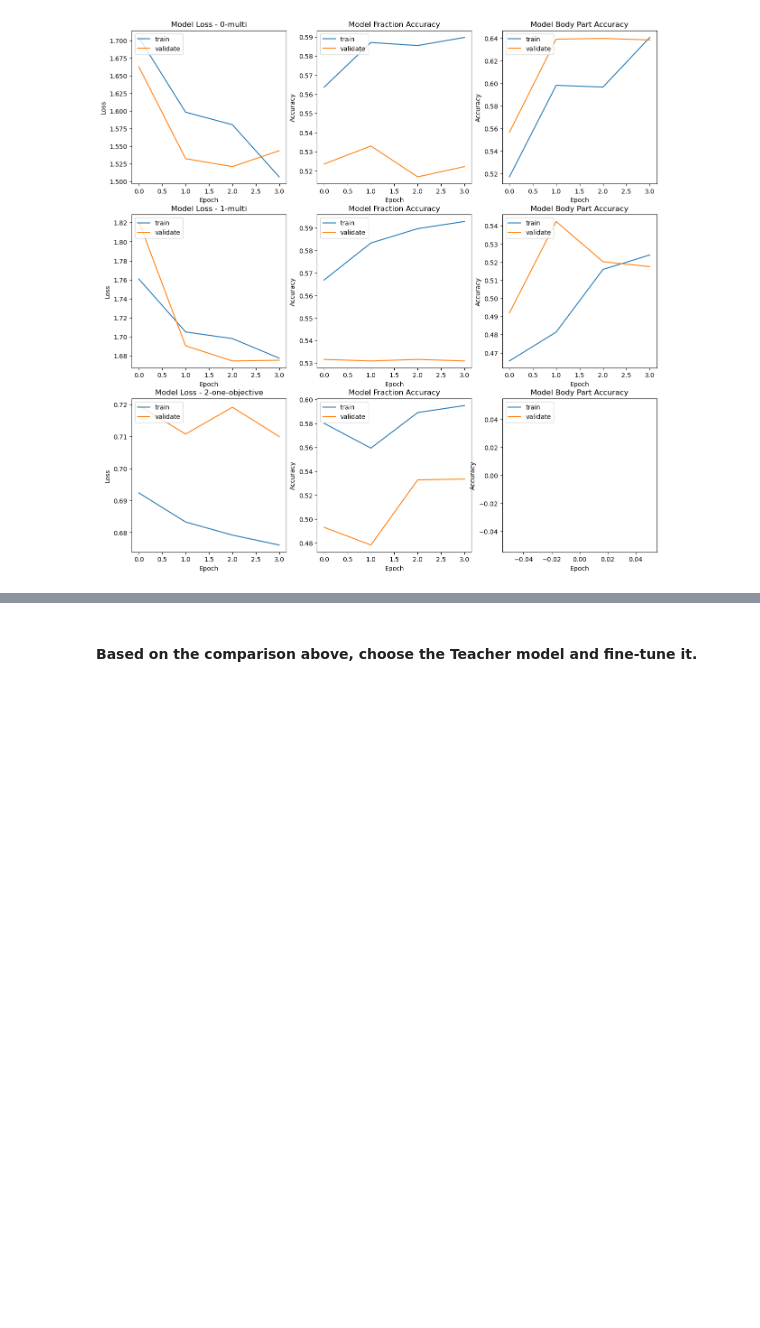
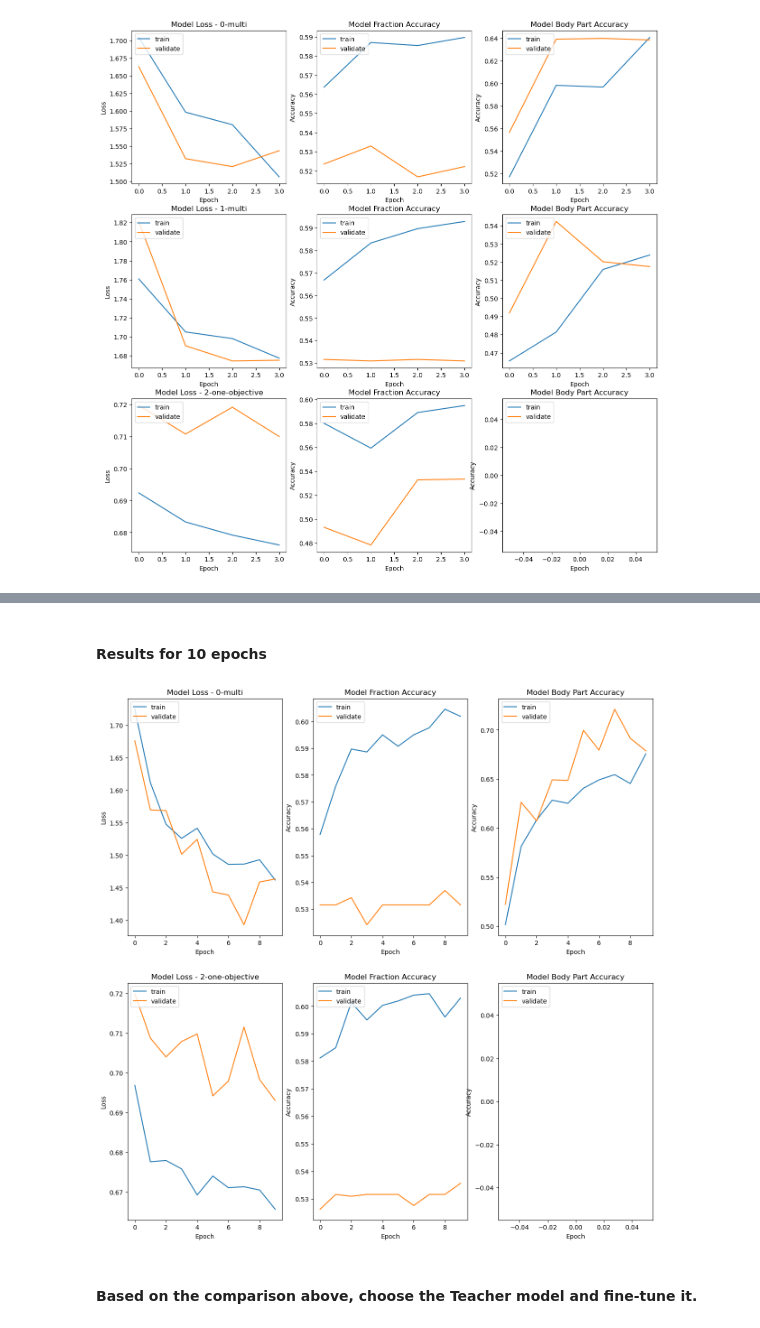
Before and after one commit to DanielFadlon/helthcare-bone-fractures, a Jupyter notebook: bone-fractures.ipynb, the cells around one changed output, grey strips where cells are left out. Saved outputs shown, nothing was run; the diff lists cells and outputs as text; code cells hidden in the pictures; blank space fills up the shorter version.

```diff
--- a/bone-fractures.ipynb
+++ b/bone-fractures.ipynb
@@ -1249,3 +1410,37 @@ plt.show()
+# %% [markdown]
+#### Results for 10 epochs
+# %%
+fig, axs = plt.subplots(2, 3, figsize=(15,15))
+for i, (key, val) in enumerate(res_10.items()):
+    if key == '2-one-objective':
+        losses, fraction_acc = val
+        body_part_acc = {'train': [], 'val': []}
+    else:
+        losses, fraction_acc, body_part_acc = val
+
+    axs[i, 0].plot(losses['train'])
+    axs[i, 0].plot(losses['val'])
+    axs[i, 0].set_title(f'Model Loss - {key}')
+    axs[i, 0].set_ylabel('Loss')
+    axs[i, 0].set_xlabel('Epoch')
+    axs[i, 0].legend(['train', 'validate'], loc='upper left')
+
+    axs[i, 1].plot(fraction_acc['train'])
+    axs[i, 1].plot(fraction_acc['val'])
+    axs[i, 1].set_title('Model Fraction Accuracy')
+    axs[i, 1].set_ylabel('Accuracy')
+    axs[i, 1].set_xlabel('Epoch')
+    axs[i, 1].legend(['train', 'validate'], loc='upper left')
+
+    axs[i, 2].plot(body_part_acc['train'])
+    axs[i, 2].plot(body_part_acc['val'])
+    axs[i, 2].set_title('Model Body Part Accuracy')
+    axs[i, 2].set_ylabel('Accuracy')
+    axs[i, 2].set_xlabel('Epoch')
+    axs[i, 2].legend(['train', 'validate'], loc='upper left')
+plt.show()
+# %% [output]
+[figure, added]
 # %% [markdown]
 #### Based on the comparison above, choose the Teacher model and fine-tune it.
 # %%
```
Also changed, not shown: parts of 3 cells of this notebook, 2 other files.
